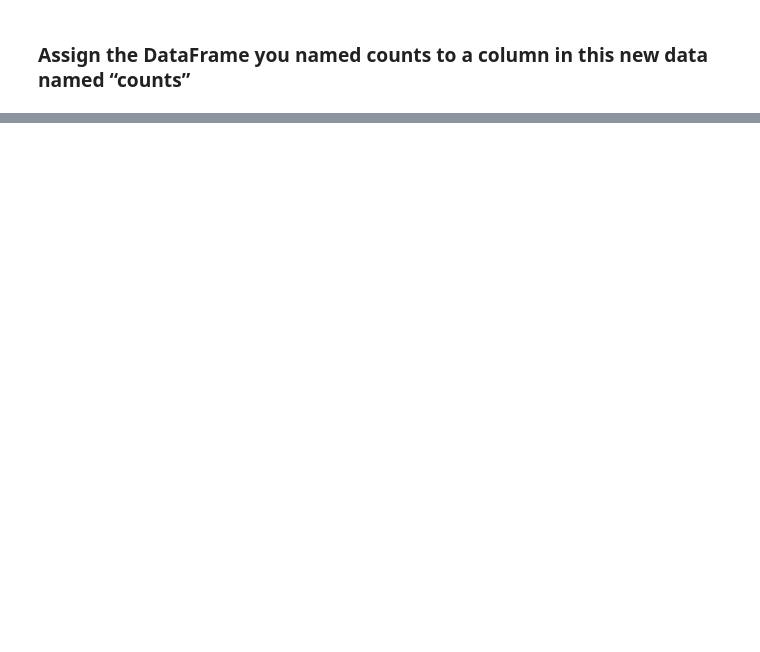
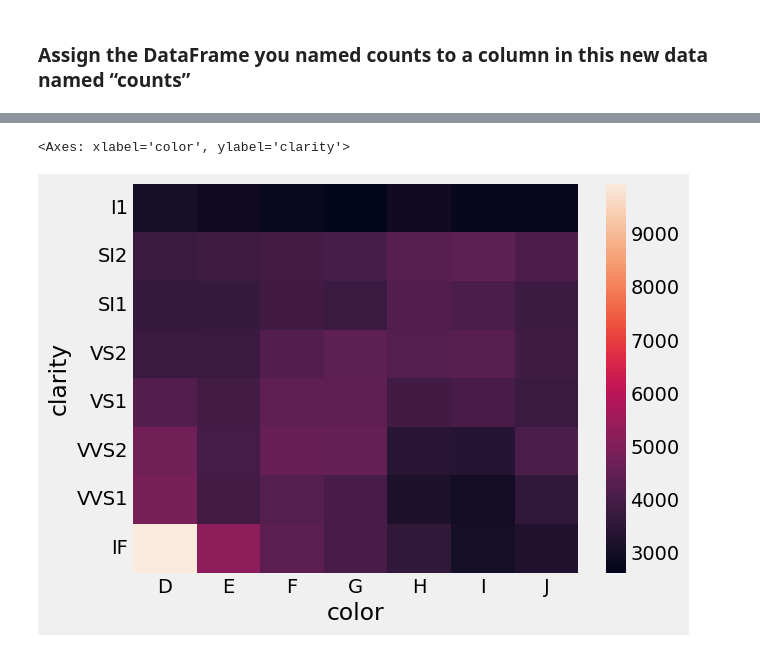
Before and after one commit to jballesterosc/uchicago-mpp, a Jupyter notebook: 3_spring_2026/data_programming/skills-psets/W6.ipynb, the cells around one changed output, grey strips where cells are left out. Cells and saved outputs as stored; diff of their text form; code cells hidden in the pictures; blank space fills up the shorter version.

```diff
--- a/3_spring_2026/data_programming/skills-psets/W6.ipynb
+++ b/3_spring_2026/data_programming/skills-psets/W6.ipynb
@@ -360,0 +558,4 @@ df_cl_wgt
+# %%
+df_diamonds["pice_per_carat"] = df_diamonds["price"] / df_diamonds["carat"]
+
+df_col_cla = df_diamonds.groupby(["color", "clarity"])["pice_per_carat"].mean().round(2).sort_values(ascending=False).reset_index()
@@ -360,0 +564,10 @@ df_cl_wgt
+# %%
+df_col_cla["clarity"] = pd.Categorical(df_col_cla["clarity"], categories=order, ordered=True)
+df_col_cla = df_col_cla.sort_values("clarity")
+
+df_wide = df_col_cla.pivot(index="clarity", columns="color", values="pice_per_carat")
+# %%
+sns.heatmap(df_wide)
+# %% [output]
+<Axes: xlabel='color', ylabel='clarity'>
+[figure, added]
```
Also changed, not shown: parts of 28 cells of this notebook, 5 other files.
